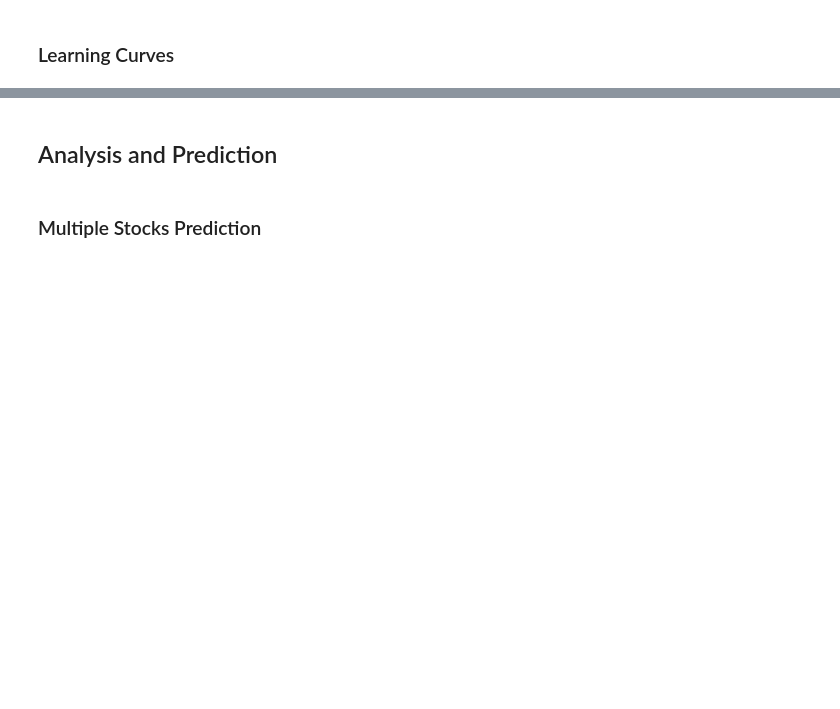
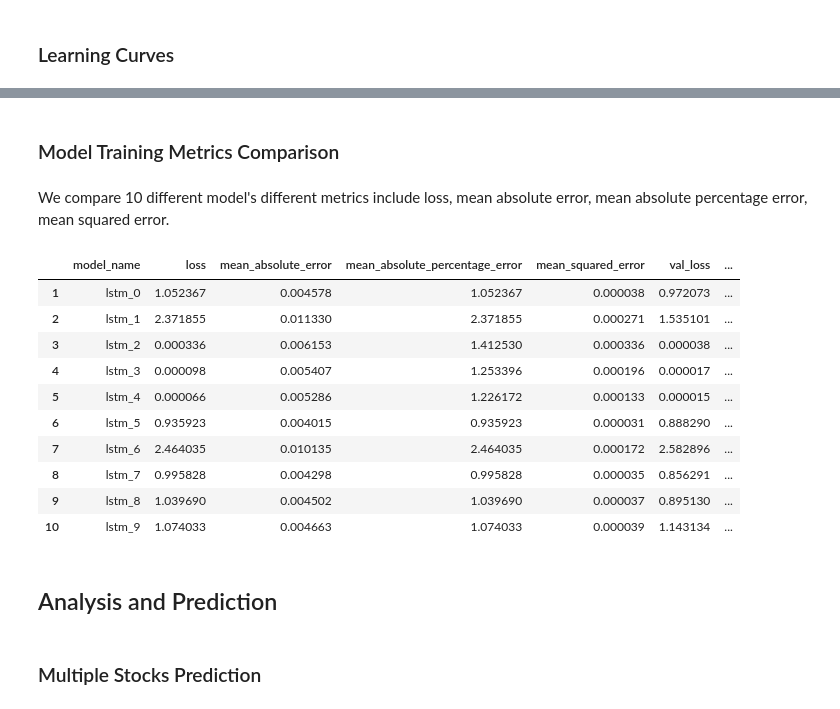
Before and after one commit to BichengWang/RL_stock_trading, a Jupyter notebook: LSTM_prediction.ipynb, the cells around one changed output, grey strips where cells are left out. Cells and saved outputs as stored; diff of their text form; code cells hidden in the pictures; blank space fills up the shorter version.

```diff
--- a/LSTM_prediction.ipynb
+++ b/LSTM_prediction.ipynb
@@ -569,3 +581,21 @@ for model in model_list:
+# %% [markdown]
+### Model Training Metrics Comparison
+# %% [markdown]
+We compare 10 different model's different metrics include loss, mean absolute error, mean absolute percentage error, mean squared error.
+# %%
+ret_df
+# %% [output]
+|  | model_name | loss | mean_absolute_error | mean_absolute_percentage_error | mean_squared_error | val_loss | ... |
+| 1 | lstm_0 | 1.052367 | 0.004578 | 1.052367 | 0.000038 | 0.972073 | ... |
+| 2 | lstm_1 | 2.371855 | 0.011330 | 2.371855 | 0.000271 | 1.535101 | ... |
+| 3 | lstm_2 | 0.000336 | 0.006153 | 1.412530 | 0.000336 | 0.000038 | ... |
+| 4 | lstm_3 | 0.000098 | 0.005407 | 1.253396 | 0.000196 | 0.000017 | ... |
+| 5 | lstm_4 | 0.000066 | 0.005286 | 1.226172 | 0.000133 | 0.000015 | ... |
+| 6 | lstm_5 | 0.935923 | 0.004015 | 0.935923 | 0.000031 | 0.888290 | ... |
+| 7 | lstm_6 | 2.464035 | 0.010135 | 2.464035 | 0.000172 | 2.582896 | ... |
+| 8 | lstm_7 | 0.995828 | 0.004298 | 0.995828 | 0.000035 | 0.856291 | ... |
+| 9 | lstm_8 | 1.039690 | 0.004502 | 1.039690 | 0.000037 | 0.895130 | ... |
+| 10 | lstm_9 | 1.074033 | 0.004663 | 1.074033 | 0.000039 | 1.143134 | ... |
 # %% [markdown]
 ## Analysis and Prediction
 # %% [markdown]
```
Also changed, not shown: parts of 29 cells of this notebook.
